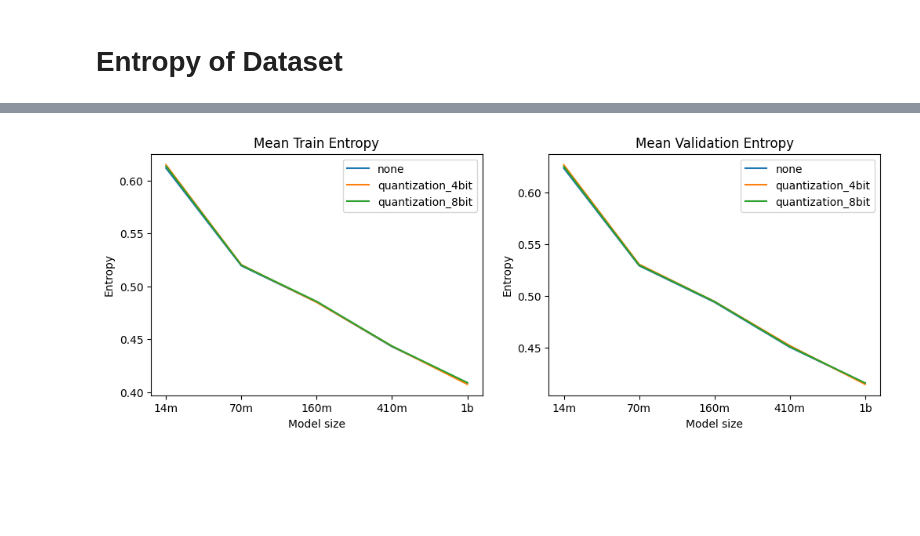
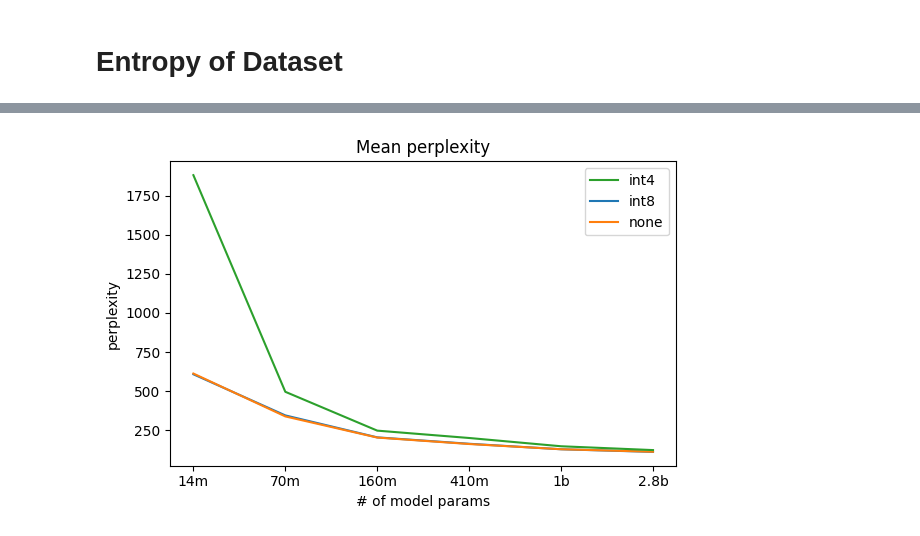
Before and after one commit to djaniak/information-bottleneck, a Jupyter notebook: notebooks/information_compression.ipynb, the cells around one changed output, grey strips where cells are left out. Drawn from its saved outputs; the diff is of its cells as text; code cells hidden in the pictures; blank space fills up the shorter version.

```diff
--- a/notebooks/information_compression.ipynb
+++ b/notebooks/information_compression.ipynb
@@ -120,0 +121,6 @@ plt.show()
+# %%
+from plots import plot_mean_perplexity
+
+plot_mean_perplexity(entropies, model_sizes)
+# %% [output]
+[figure, added]
@@ -136,18 +162,0 @@ for i, _size in enumerate(model_sizes):
-# %%
-fig, axs = plt.subplots(1, 2, figsize=(12, 4))
-
-for _compression, _mean_entropies in mean_tr_entropies.items():
-    axs[0].plot(model_sizes, _mean_entropies, label=_compression)
-    axs[0].set_title("Mean Train Entropy")
-    axs[0].set_xlabel("Model size")
-    axs[0].set_ylabel("Entropy")
-    axs[0].legend()
-
-for _compression, _mean_entropies in mean_val_entropies.items():
-    axs[1].plot(model_sizes, _mean_entropies, label=_compression)
-    axs[1].set_title("Mean Validation Entropy")
-    axs[1].set_xlabel("Model size")
-    axs[1].set_ylabel("Entropy")
-    axs[1].legend()
-# %% [output]
-[figure, removed]
```
Also changed, not shown: parts of 11 cells of this notebook.
